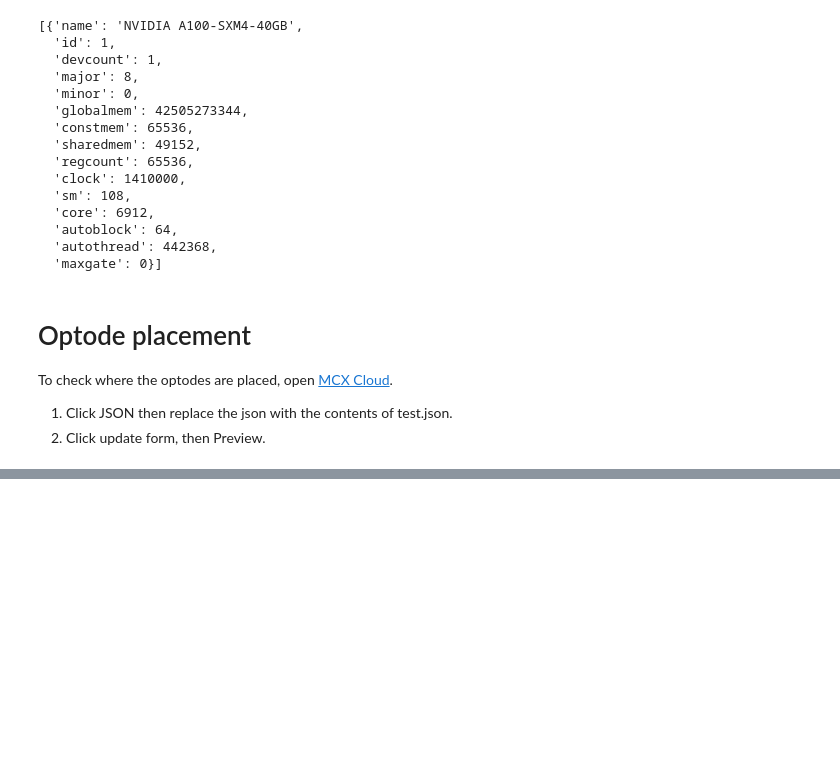
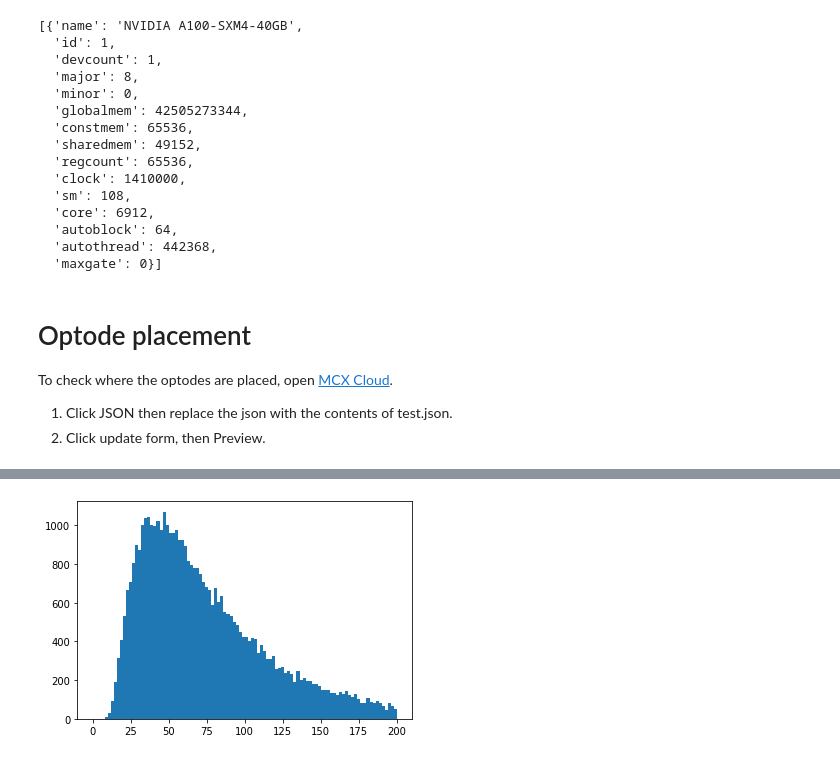
Before and after one commit to neural-imagery/tomography-experiments, a Jupyter notebook: fmri2fnirs/main.ipynb, the cells around one changed output, grey strips where cells are left out. Cells and saved outputs as stored; diff of their text form; code cells hidden in the pictures; blank space fills up the shorter version.

```diff
--- a/fmri2fnirs/main.ipynb
+++ b/fmri2fnirs/main.ipynb
@@ -270,0 +252,30 @@ NameError: name 'srcpos' is not defined
+# %%
+# TODO: properties might need revision
+media_properties = [
+    [0,       0,       1.0000,  1.0000], # background/air (not air pockets!)
+    [0.0190,  7.8182,  0.8900,  1.3700], # scalp/skull
+    [0.0040,  0.0090,  0.8900,  1.3700], # csf
+    [0.0200,  9.0000,  0.8900,  1.3700], # gray matters
+    [0.0800,  40.9000, 0.8400,  1.3700]] # white matters
+
+# prop = [[0,0,1,1],[0,0,g,n]]
+
+n = 1.37 # index of refraction
+g = 0.9 # anisotropy factor
+
+i = 0
+
+cfg = {
+       'nphoton': 1000000,
+       'vol': brainseg,
+       'tstart':0,
+       'tend': 5e-9,
+       'tstep': 1e-10,
+       'srcpos': srcpositions[i],
+       'srcdir': srcdirections[i],
+       'detpos': detpositions,
+       'prop': media_properties,
+       'issavedet': True,
+       }
+# %%
+res = pmcx.run(cfg)
@@ -270,0 +290,5 @@ NameError: name 'srcpos' is not defined
+# %%
+plt.hist(res['detp'][1], bins=100, range=[0,200])
+plt.show()
+# %% [output]
+[figure, added]
```
Also changed, not shown: parts of 8 cells of this notebook.
